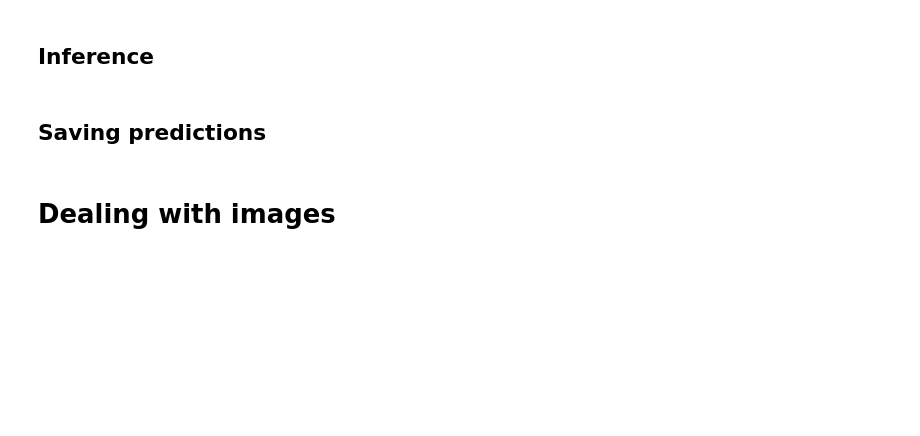
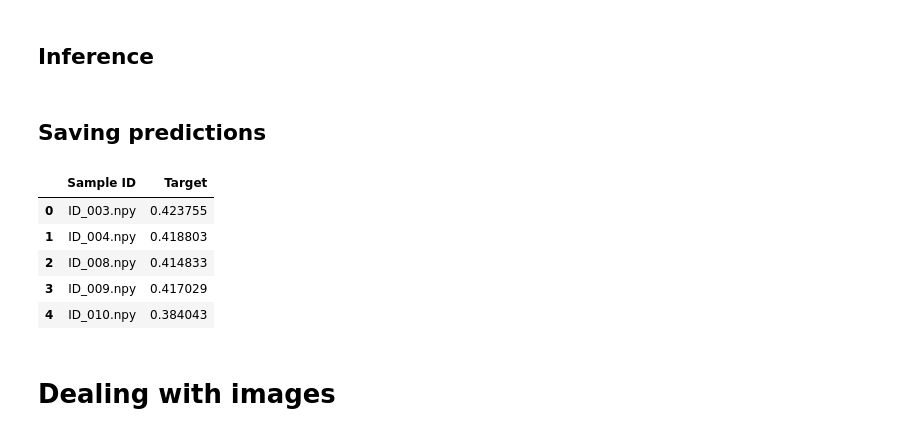
Before and after one commit to stlbnmaria/enschallenge2023, a Jupyter notebook: baseline.ipynb, the cells around one changed output. Drawn from its saved outputs; the diff is of its cells as text; code cells hidden in the pictures; blank space fills up the shorter version.

```diff
--- a/baseline.ipynb
+++ b/baseline.ipynb
@@ -192,21 +232,30 @@ preds_test = preds_test / len(lrs)
 # %%
 submission = pd.DataFrame(
     {"Sample ID": df_test["Sample ID"].values, "Target": preds_test}
 ).sort_values(
     "Sample ID"
 )  # extra step to sort the sample IDs
 
 # sanity checks
 assert all(submission["Target"].between(0, 1)), "`Target` values must be in [0, 1]"
 assert submission.shape == (149, 2), "Your submission file must be of shape (149, 2)"
 assert list(submission.columns) == [
     "Sample ID",
     "Target",
 ], "Your submission file must have columns `Sample ID` and `Target`"
 
 # save the submission as a csv file
-submission.to_csv(data_dir / "benchmark_test_output.csv", index=None)
+t = time.localtime()
+timestamp = time.strftime('%Y-%m-%d-%H%M', t)
+submission.to_csv(Path("submissions") / f"{timestamp}_benchmark_test_output.csv", index=None)
 submission.head()
+# %% [output]
+|  | Sample ID | Target |
+| 0 | ID_003.npy | 0.423755 |
+| 1 | ID_004.npy | 0.418803 |
+| 2 | ID_008.npy | 0.414833 |
+| 3 | ID_009.npy | 0.417029 |
+| 4 | ID_010.npy | 0.384043 |
 # %% [markdown]
 # Dealing with images
 # %% [markdown]
```
Also changed, not shown: parts of 9 cells of this notebook, 1 other file.
